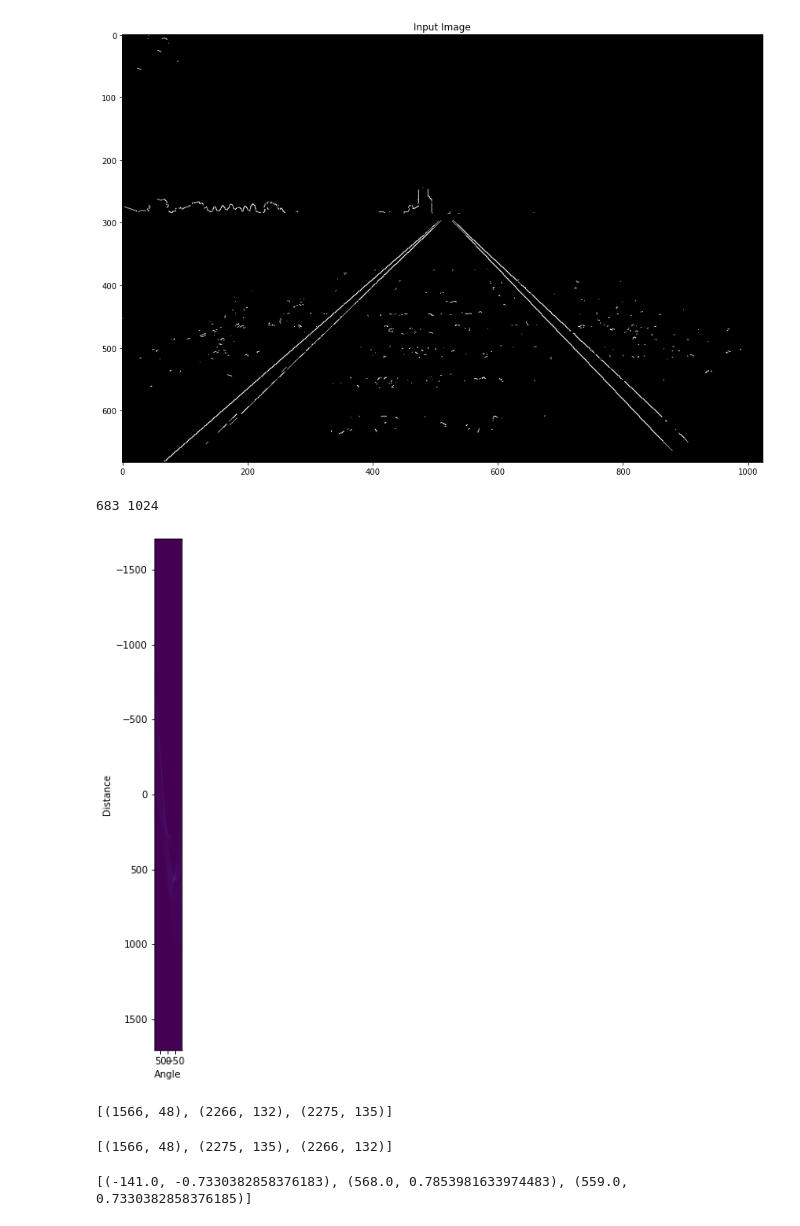
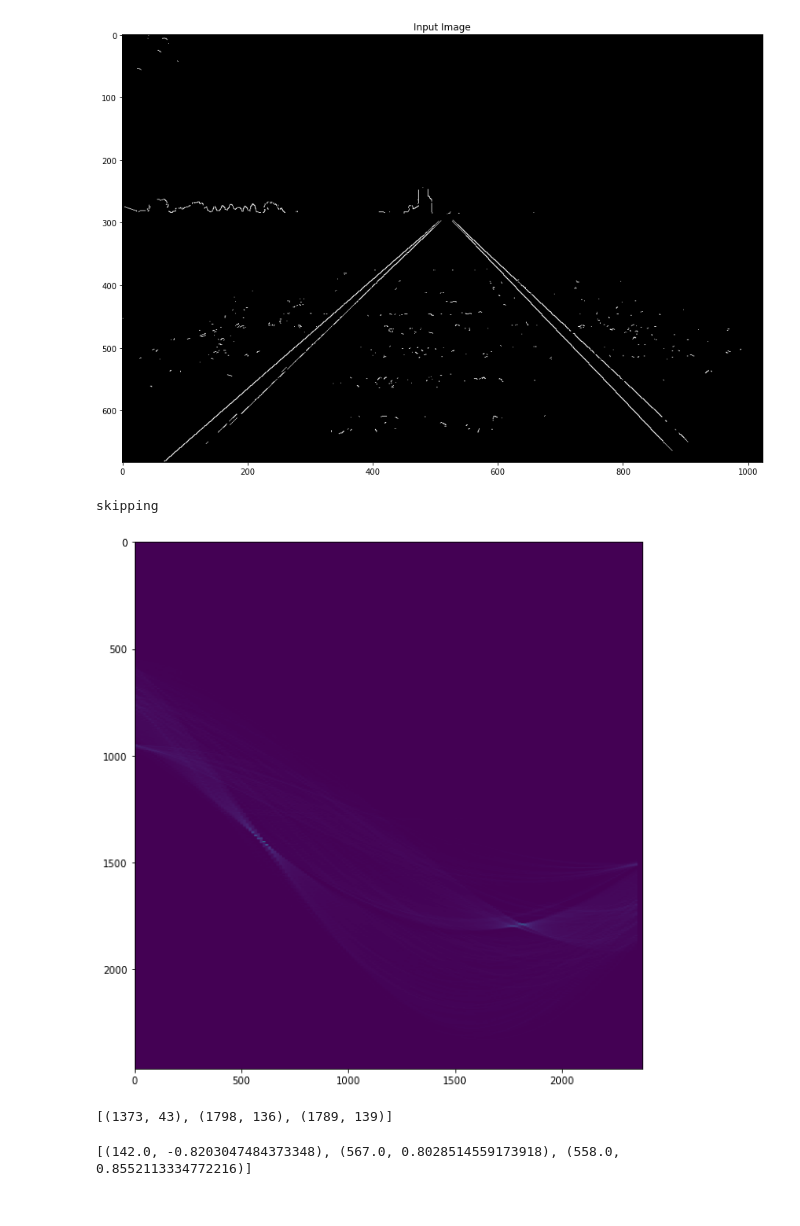
Before and after one commit to malinbranduse/hough_transform, a Jupyter notebook: hough_impl.ipynb, the cells around one changed output. Saved outputs shown, nothing was run; the diff lists cells and outputs as text; code cells hidden in the pictures.

```diff
--- a/hough_impl.ipynb
+++ b/hough_impl.ipynb
@@ -41,31 +41,28 @@ threshold = hough_threshold # acummulator filtering threshold
 min_theta = -np.pi/2
 max_theta = np.pi/2
 
-w, h = img.shape
-
-print(w,h)
+h, w = img.shape
 
 # maximum and minimum values for rho
 # could also calculated as the diagonal of the image
-max_rho = w + h
+max_rho = int(round(math.sqrt(w * w + h * h)))
 min_rho = -max_rho
 
 # number of values for rho and theta based on input params
 num_angle = int(np.floor((max_theta - min_theta) / theta_step) + 1)
-num_rho = int(np.round((max_rho - min_rho + 1) / rho_step))
+num_rho = int(round((max_rho - min_rho + 1) / rho_step))
 
 rho_offset = (num_rho - 1) / 2
 
 # accumulator matrix sized larger with 2 to allow calculation of neighbors in the local maximum step
 accum = np.zeros((num_rho + 2, num_angle + 2), int)
-# %% [output]
-683 1024
 # %%
+
 # calculate values for accumulator
 for i in range(h):
   for j in range(w):
     # skip black pixels
-    if img[j,i] != 0:
+    if img[i,j] != 0:
       # iterate each angle from -90 to 90
       for n in range(num_angle):
         # theta angle in radians
@@ -73,20 +70,39 @@ for i in range(h):
         # Rho formula based on theory in hough space
         r = round(j * math.cos(angle) + i * math.sin(angle))
         # Move to center
-        r += rho_offset
+        r += int(rho_offset)
         # increment accumulator, r+1, n+1 because of the accumulator size + 2
-        accum[int(r+1)][n+1] += 1
+        accum[r,n] += 1
+# %%
+%%script echo skipping
+
+# 'pythonic' accumulator calculation, skipped for now
+
+xs, ys = img.nonzero()
+
+thetas = np.linspace(min_theta, max_theta, num_angle)
+cos = np.cos(thetas)
+sin = np.sin(thetas)
+
+for i in range(len(xs)):
+  for th in range(num_angle):
+    rho = round(xs[i]*cos[th] + ys[i]*sin[th])
+    rho += int(rho_offset)
+    accum[rho, th] += 1
+# %% [output]
+skipping
 # %%
 # print accumulator
 plt.figure(figsize=(10,10))
-plt.imshow(accum,
-  extent=[np.rad2deg(max_theta), np.rad2deg(min_theta), max_rho, min_rho])
-plt.xlabel('Angle')
-plt.ylabel('Distance')
-plt.axis('image')
+# plt.imshow(np.repeat(accum, 3, axis=0),
+  # extent=[np.rad2deg(max_theta), np.rad2deg(min_theta), max_rho, min_rho])
+ah, aw = accum.shape
+x_repeat = ah / aw
+accum_resize = np.repeat(accum, x_repeat, axis=1)
+plt.imshow(accum_resize)
 plt.show()
 # %% [output]
-[figure, old version]
+[figure, new version]
 # %%
 # find local maximums
 maximums = []
@@ -95,36 +111,29 @@ maximums = []
 # if the value is a maximum, the numeric rho,theta pair is saved
 for r in range(1, num_rho):
     for n in range(1, num_angle):
-        if accum[r][n] > threshold and \
-           accum[r][n] > accum[r][n - 1] and \
-           accum[r][n] > accum[r][n + 1] and \
-           accum[r][n] > accum[r - 1][n] and \
-           accum[r][n] > accum[r + 1][n]:
+        current = accum[r,n]
+        neighbors = np.array([accum[r, n-1], accum[r, n+1], accum[r-1, n], accum[r+1, n]])
+        if current > threshold and (current > neighbors).all():
             maximums.append((r,n))
 
+# sort maximums by accumulator value
+maximums.sort(key=lambda rho_theta: accum[rho_theta[0]][rho_theta[1]])
 print(maximums)
 # %% [output]
-[(1566, 48), (2266, 132), (2275, 135)]
+[(1373, 43), (1798, 136), (1789, 139)]
-# %%
-# sort maximums by accumulator value
-maximums.sort(key=lambda rho_theta: accum[rho_theta[0]][rho_theta[1]])
-print(maximums)
-# %% [output]
-[(1566, 48), (2275, 135), (2266, 132)]
 # %%
 # create list of lines
 # map the numeric rho,theta pairs back into actual pixels and radians
 lines = []
 for i in range(len(maximums)):
-    r = maximums[i][0]
-    n = maximums[i][1]
+    r, th = maximums[i]
     rho = (r - rho_offset) * rho_step
-    angle = min_theta + n * theta_step
+    angle = min_theta + th * theta_step
     lines.append((rho, angle))
 
 print(lines)
 # %% [output]
-[(-141.0, -0.7330382858376183), (568.0, 0.7853981633974483), (559.0, 0.7330382858376185)]
+[(142.0, -0.8203047484373348), (567.0, 0.8028514559173918), (558.0, 0.8552113334772216)]
 # %%
 # Draw the lines - same algorithm as OpenCV Hough Transform
 
```
Also changed, not shown: parts of 1 cell of this notebook, 1 other file.
